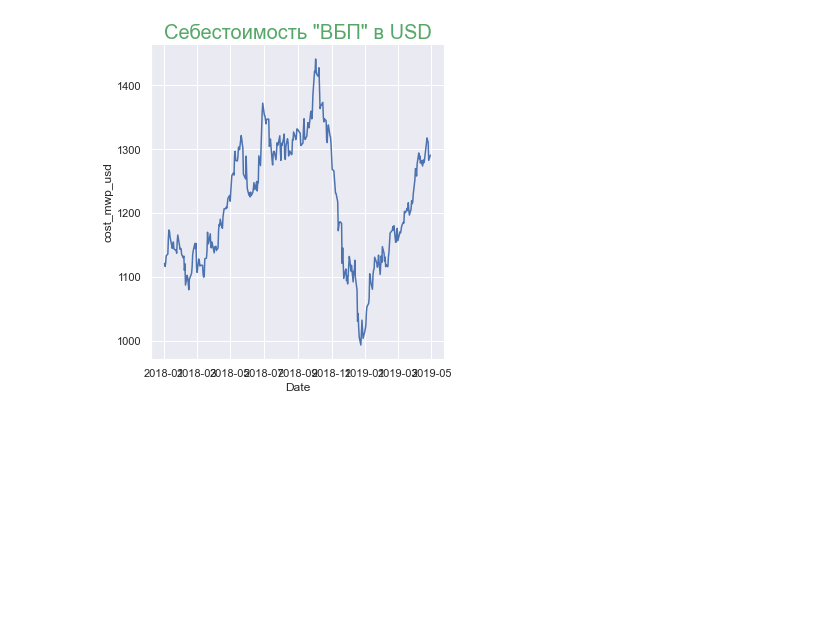
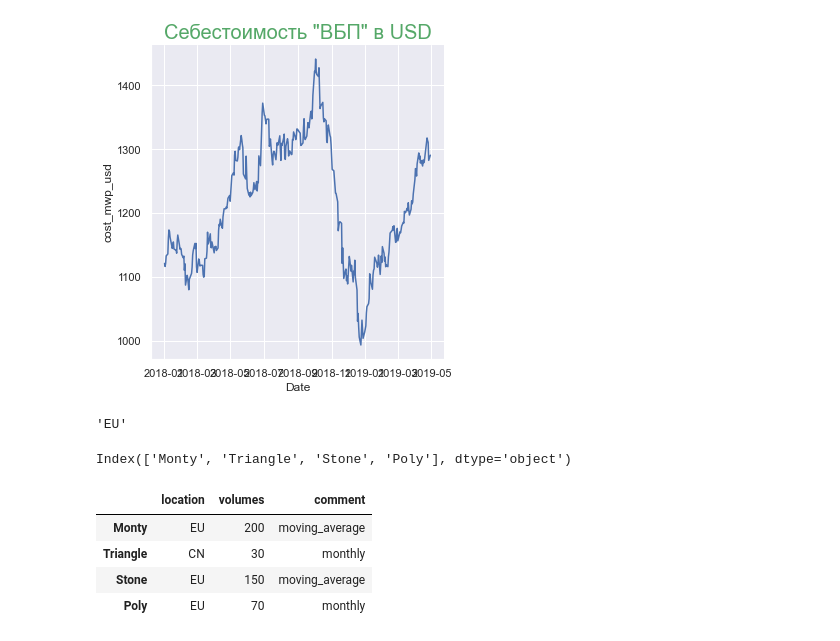
Before and after one commit to OlViMshv/DA_python, a Jupyter notebook: HW_Magic_White_Powder.ipynb, the cells around one changed output. Saved outputs shown, nothing was run; the diff lists cells and outputs as text; code cells hidden in the pictures; blank space fills up the shorter version.

```diff
--- a/HW_Magic_White_Powder.ipynb
+++ b/HW_Magic_White_Powder.ipynb
@@ -31,6 +31,31 @@ PRODUCTION_COST = 400 # (EUR)
 # Расходы на логистику
 EU_LOGISTIC_COST_EUR = 30 # в Европу в евро
 CN_LOGISTIC_COST_USD = 130 # в Китай в долларах
+# %%
+# * Справочная информация по клиентам(объемы, локации, комментарии)
+customers = {
+    'Monty':{
+        'location':'EU',
+        'volumes':200,
+        'comment':'moving_average'
+    },
+
+    'Triangle':{
+        'location':'CN',
+        'volumes': 30,
+        'comment': 'monthly'
+    },
+    'Stone':{
+        'location':'EU',
+        'volumes': 150,
+        'comment': 'moving_average'
+    },
+    'Poly':{
+        'location':'EU',
+        'volumes': 70,
+        'comment': 'monthly'
+    }
+}
 # %%
 df_cust = pd.DataFrame(customers)
 df_cust
@@ -106,3 +136,21 @@ plt.title('Себестоимость "ВБП" в USD', size=20, color='g');
 #Записать все в один эксель файл, на разных листах. Каждый лист - название клиента.
 # %%
 #цена для клиента = цена в зависимости от локации* доставка в зависимости от локации*дисконт в завис от обьема
+# %%
+df_cust['Monty'].location
+# %% [output]
+'EU'
+# %%
+col = df_cust.columns
+col
+# %% [output]
+Index(['Monty', 'Triangle', 'Stone', 'Poly'], dtype='object')
+# %%
+new_cust = df_cust.T
+new_cust
+# %% [output]
+|  | location | volumes | comment |
+| Monty | EU | 200 | moving_average |
+| Triangle | CN | 30 | monthly |
+| Stone | EU | 150 | moving_average |
+| Poly | EU | 70 | monthly |
```
Also changed, not shown: parts of 12 cells of this notebook.
